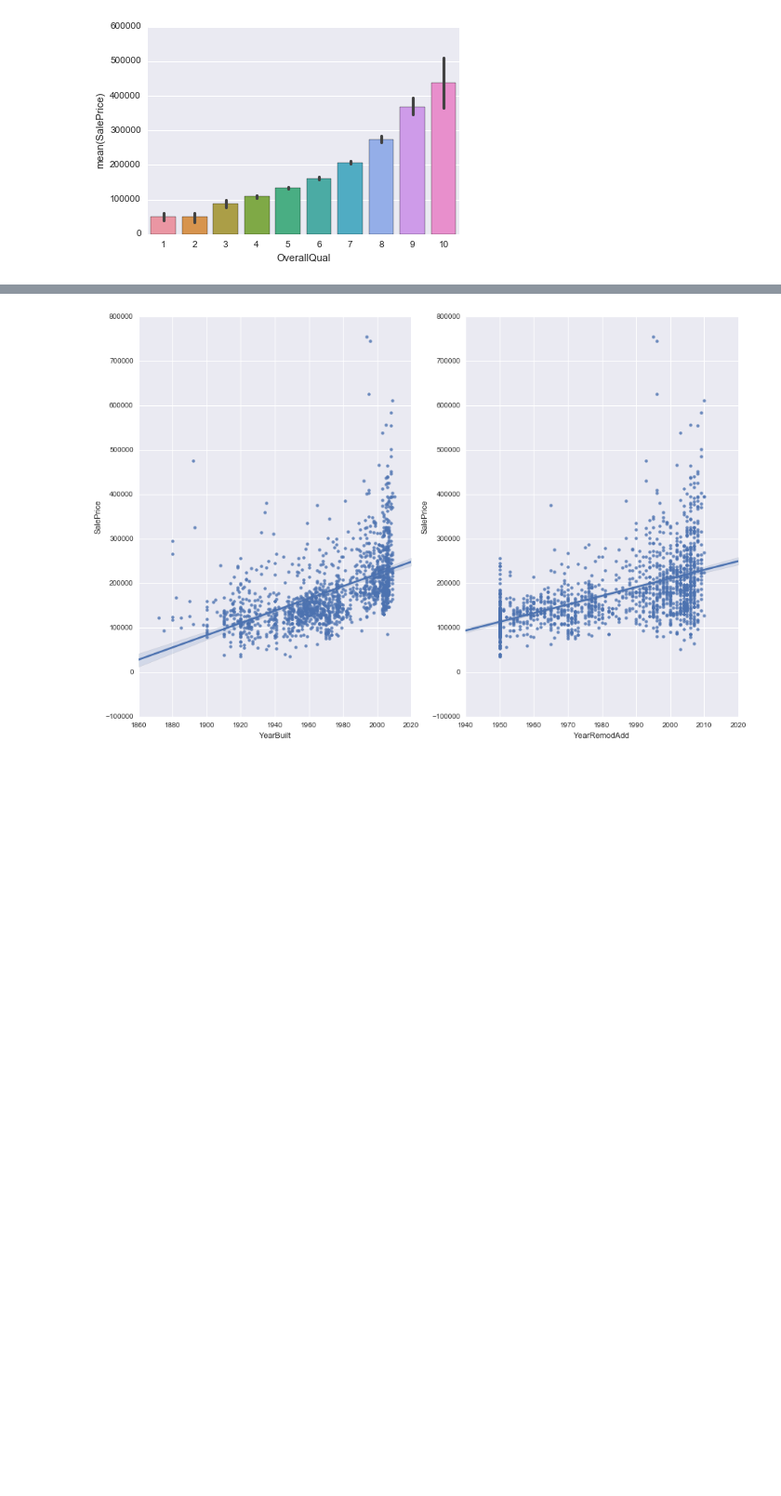
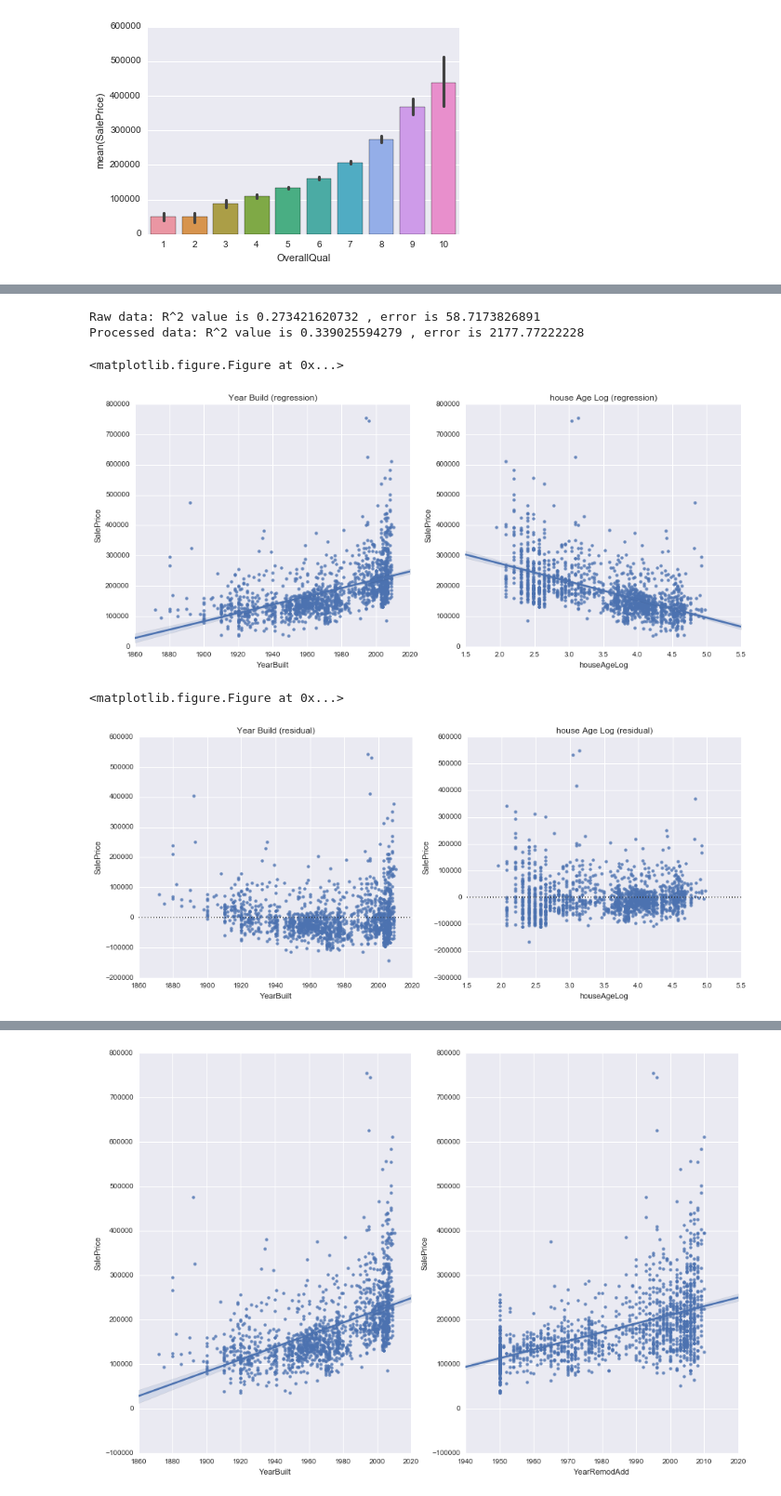
Before and after one commit to PhySci/ML_house_selling, a Jupyter notebook: Analisys.ipynb, the cells around one changed output, grey strips where cells are left out. Shown at 93% size. Drawn from its saved outputs; the diff is of its cells as text; code cells hidden in the pictures; blank space fills up the shorter version.

```diff
--- a/Analisys.ipynb
+++ b/Analisys.ipynb
@@ -97,0 +124,39 @@ plt.ylim([0, 800000]);
+# %%
+plt.figure();
+plt.figure(figsize = [15,6]);
+
+plt.subplot(121);
+sns.regplot(x="YearBuilt", y="SalePrice", data=data);
+plt.ylim([0, 800000]);
+plt.title('Year Build (regression)');
+
+plt.subplot(122);
+sns.regplot(x="houseAgeLog", y="SalePrice", data=data);
+plt.ylim([0, 800000]);
+plt.title('house Age Log (regression)');
+
+plt.figure();
+plt.figure(figsize = [15,6]);
+
+plt.subplot(121);
+sns.residplot(x="YearBuilt", y="SalePrice", data=data);
+#plt.ylim([-400000, 00000]);
+plt.title('Year Build (residual)');
+
+plt.subplot(122);
+sns.residplot(x="houseAgeLog", y="SalePrice", data=data);
+#plt.ylim([0, 800000]);
+plt.title('house Age Log (residual)');
+
+# test of linear regression model
+slope, intercept, r_value1, p_value, std_err = sts.linregress(data.YearBuilt,data.SalePrice)
+print "Raw data: R^2 value is", r_value1**2,", error is",std_err
+slope, intercept, r_value2, p_value, std_err = sts.linregress(data.houseAgeLog,data.SalePrice)
+print "Processed data: R^2 value is", r_value2**2,", error is",std_err
+# %% [output]
+Raw data: R^2 value is 0.273421620732 , error is 58.7173826891
+Processed data: R^2 value is 0.339025594279 , error is 2177.77222228
+<matplotlib.figure.Figure at 0x...>
+[figure, added]
+<matplotlib.figure.Figure at 0x...>
+[figure, added]
```
Also changed, not shown: parts of 13 cells of this notebook, 3 other files.
